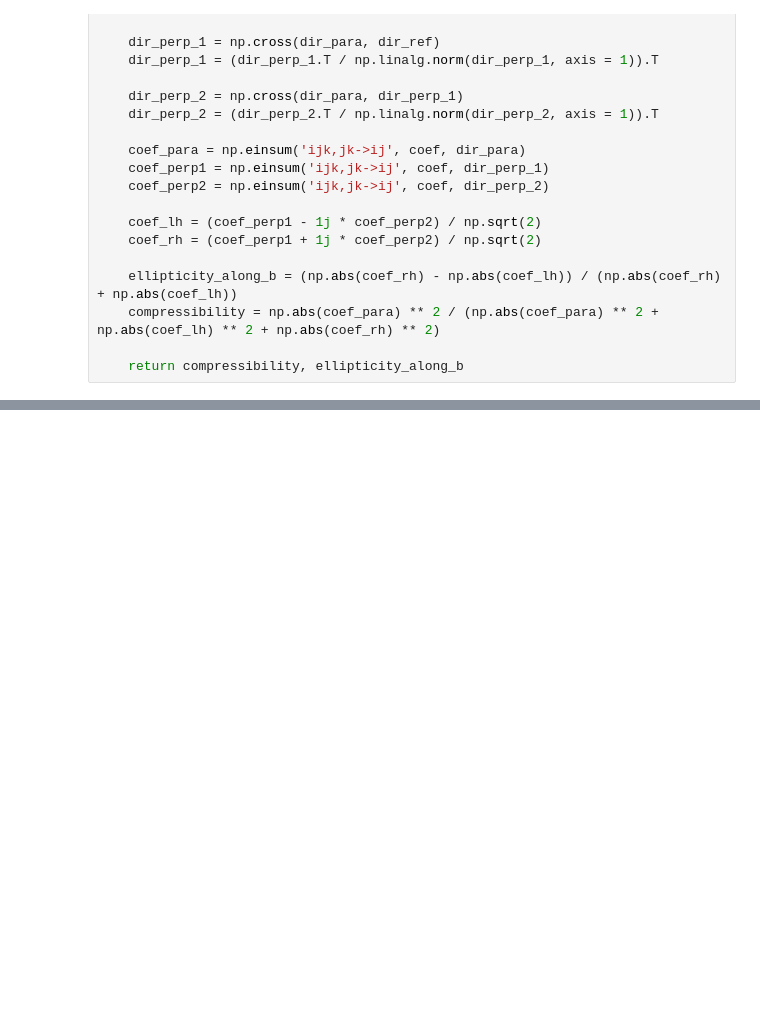
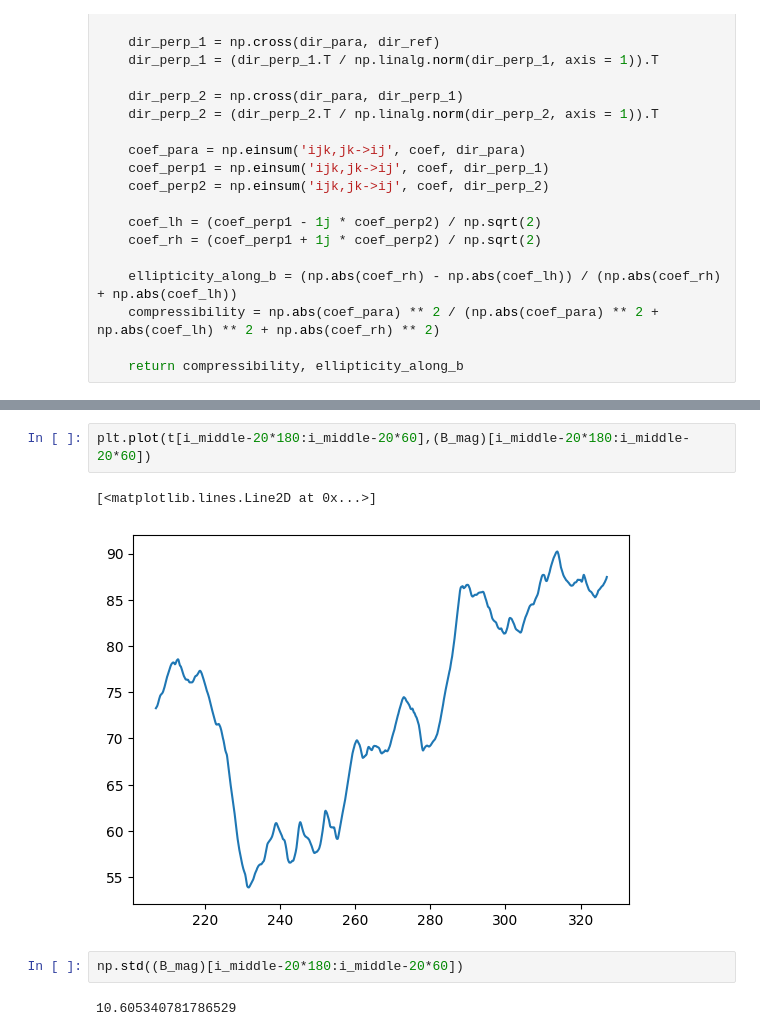
Before and after one commit to alexandercushen/MESSENGER_Dipolarization_Regions, a Jupyter notebook: paper_figures.ipynb, the cells around one changed output, grey strips where cells are left out. Drawn from its saved outputs; the diff is of its cells as text; blank space fills up the shorter version.

```diff
--- a/paper_figures.ipynb
+++ b/paper_figures.ipynb
@@ -1304,0 +1475,9 @@ plt.show()
+# %%
+plt.plot(t[i_middle-20*180:i_middle-20*60],(B_mag)[i_middle-20*180:i_middle-20*60])
+# %% [output]
+[<matplotlib.lines.Line2D at 0x...>]
+[figure, added]
+# %%
+np.std((B_mag)[i_middle-20*180:i_middle-20*60])
+# %% [output]
+10.605340781786529
```
Also changed, not shown: parts of 6 cells of this notebook.
